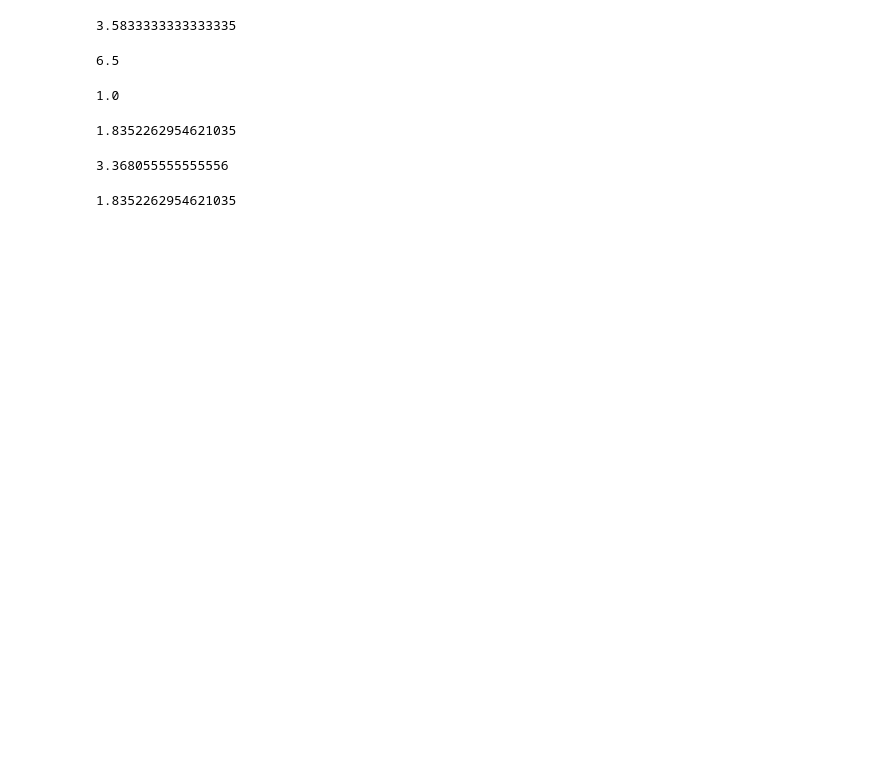
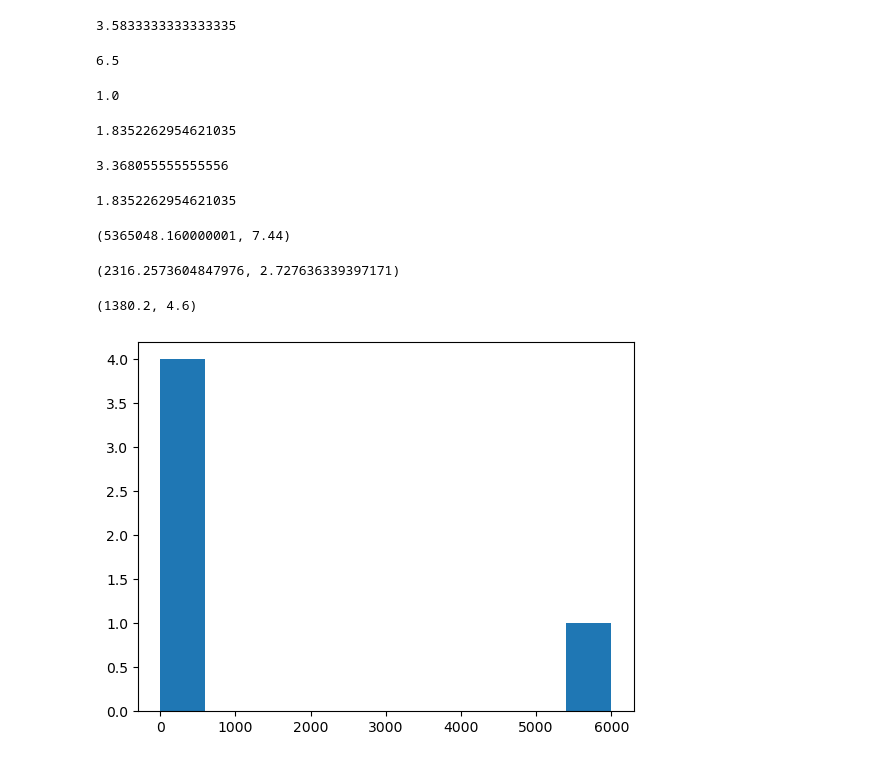
Before and after one commit to Minhajul99/Machine-Learning, a Jupyter notebook: NumPy.ipynb, the cells around one changed output. Drawn from its saved outputs; the diff is of its cells as text; code cells hidden in the pictures; blank space fills up the shorter version.

```diff
--- a/NumPy.ipynb
+++ b/NumPy.ipynb
@@ -378,3 +378,26 @@ np.var(a2)
 np.sqrt(np.var(a2))
 # %% [output]
 1.8352262954621035
+# %%
+# Demo of std and var
+high_var_array = np.array([1,100,300,500,6000])
+low_var_array = np.array([0,3,5,8,10])
+# %%
+np.var(high_var_array), np.var(low_var_array)
+# %% [output]
+(5365048.160000001, 7.44)
+# %%
+np.std(high_var_array),np.std(low_var_array)
+# %% [output]
+(2316.2573604847976, 2.727636339397171)
+# %%
+np.mean(high_var_array), np.mean(low_var_array)
+# %% [output]
+(1380.2, 4.6)
+# %%
+%matplotlib inline
+import matplotlib.pyplot as plt
+plt.hist(high_var_array)
+plt.show()
+# %% [output]
+[figure, added]
```
Also changed, not shown: parts of 77 cells of this notebook, 3 other files.
